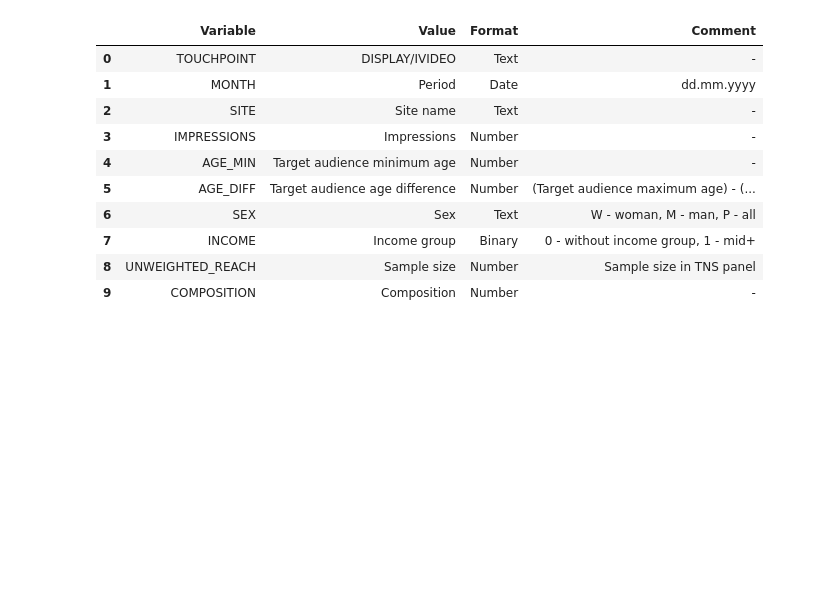
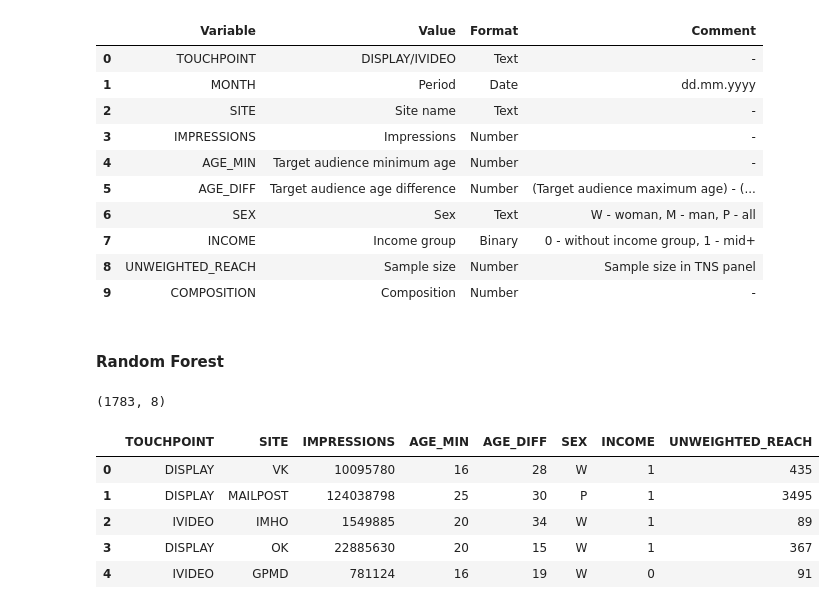
Before and after one commit to emolodniak/jupyter, a Jupyter notebook: randomforest/composition.ipynb, the cells around one changed output. Drawn from its saved outputs; the diff is of its cells as text; code cells hidden in the pictures; blank space fills up the shorter version.

```diff
--- a/randomforest/composition.ipynb
+++ b/randomforest/composition.ipynb
@@ -31,3 +51,22 @@ dic
 | 7 | INCOME | Income group | Binary | 0 - without income group, 1 - mid+ |
 | 8 | UNWEIGHTED_REACH | Sample size | Number | Sample size in TNS panel |
 | 9 | COMPOSITION | Composition | Number | - |
+# %% [markdown]
+#### Random Forest
+# %%
+# X = df[df.SITE.isin(['GPMD', 'IMHO', 'STS'])]
+X = df.drop(columns='COMPOSITION')
+X.shape
+# %% [output]
+(1783, 8)
+# %%
+#pd.options.mode.chained_assignment = None
+#X.drop(columns='COMPOSITION', inplace=True)
+X.head()
+# %% [output]
+|  | TOUCHPOINT | SITE | IMPRESSIONS | AGE_MIN | AGE_DIFF | SEX | INCOME | UNWEIGHTED_REACH |
+| 0 | DISPLAY | VK | 10095780 | 16 | 28 | W | 1 | 435 |
+| 1 | DISPLAY | MAILPOST | 124038798 | 25 | 30 | P | 1 | 3495 |
+| 2 | IVIDEO | IMHO | 1549885 | 20 | 34 | W | 1 | 89 |
+| 3 | DISPLAY | OK | 22885630 | 20 | 15 | W | 1 | 367 |
+| 4 | IVIDEO | GPMD | 781124 | 16 | 19 | W | 0 | 91 |
```
Also changed, not shown: parts of 13 cells of this notebook.
